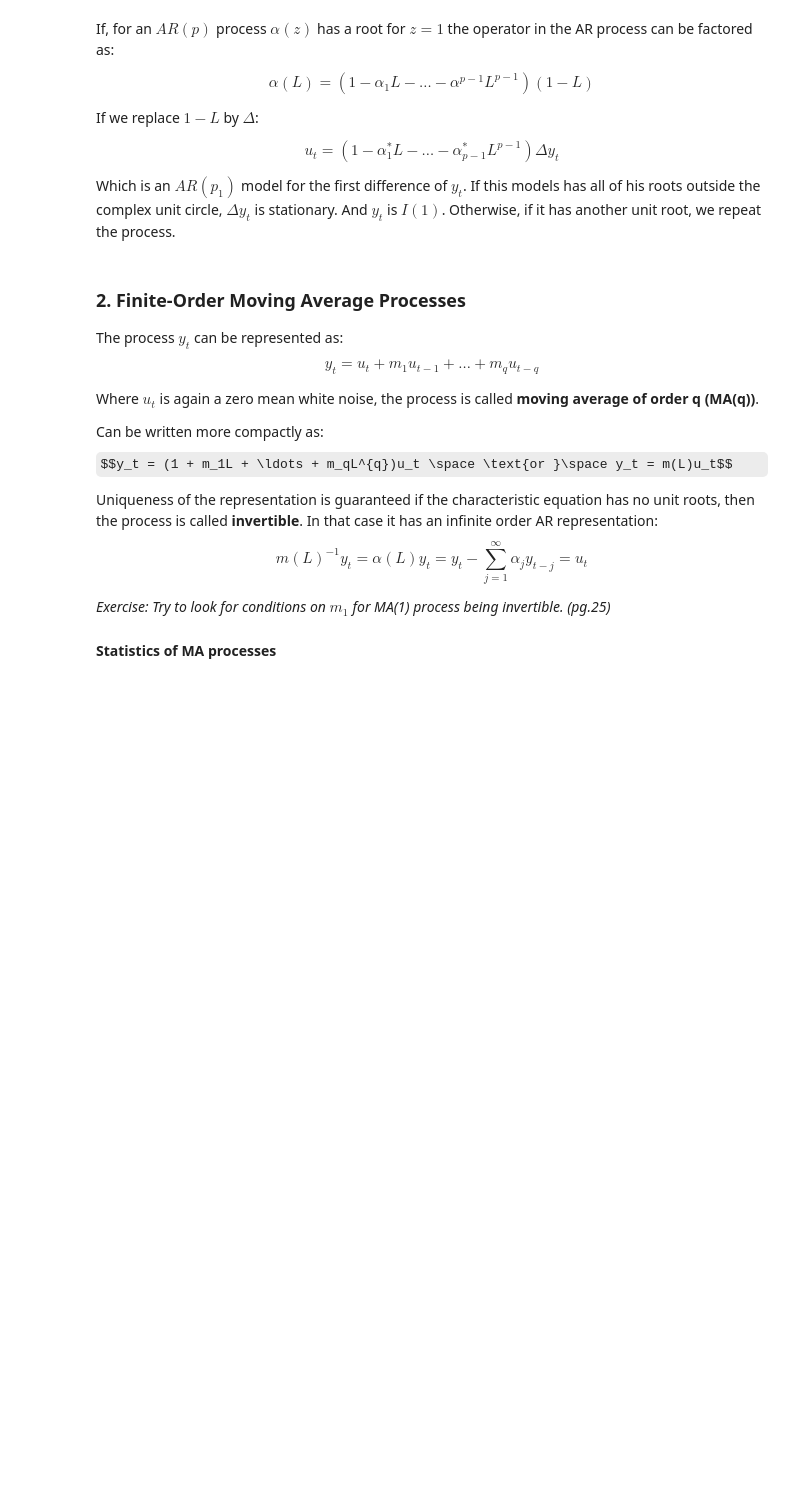
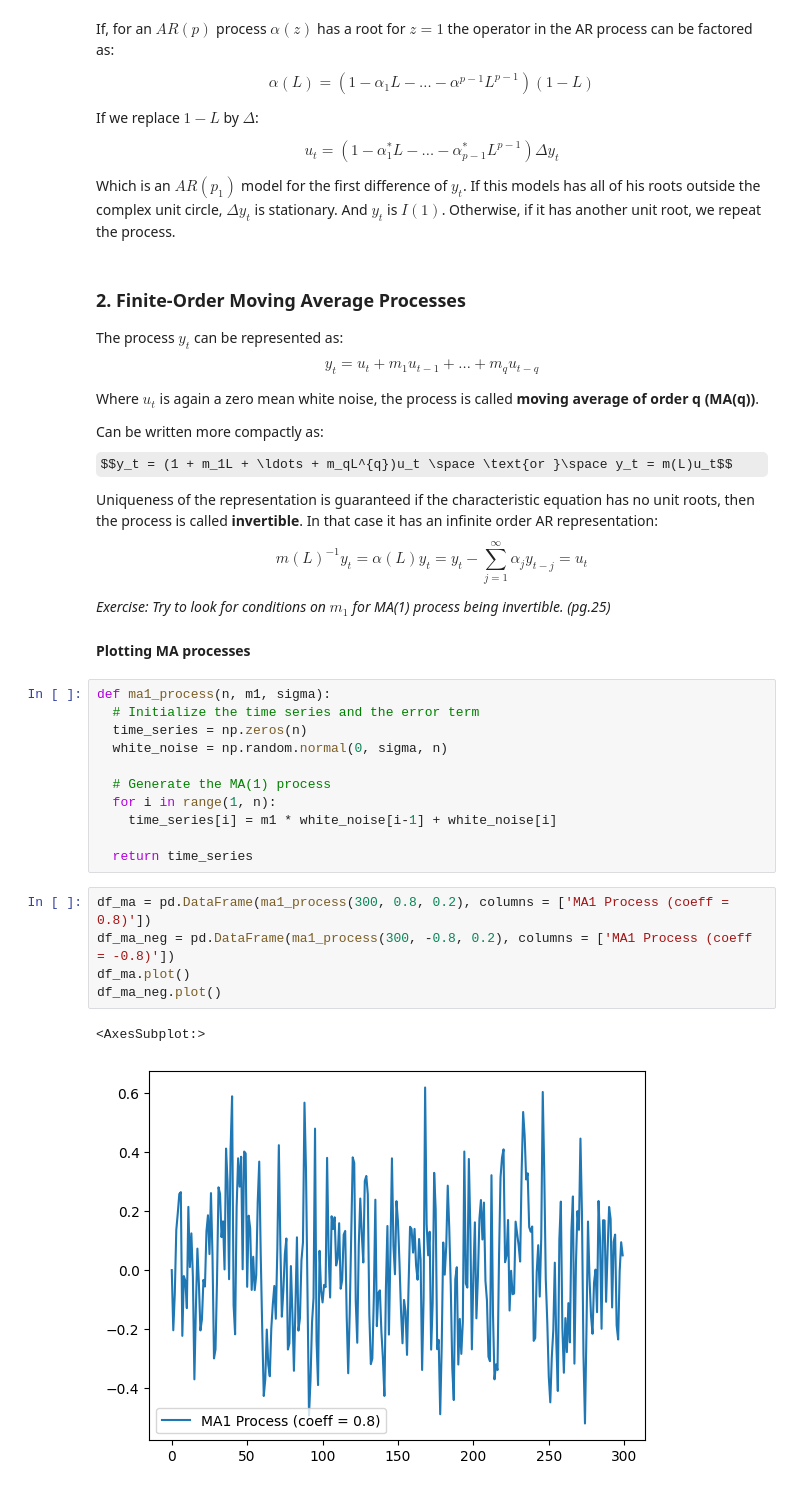
Before and after one commit to eduardo-contreras-dominguez/Time-Series-Analysis, a Jupyter notebook: Chapter 1.2 (Time Series Models).ipynb, the cells around one changed output. Drawn from its saved outputs; the diff is of its cells as text; some formulas as TeX source; blank space fills up the shorter version.

```diff
--- a/Chapter 1.2 (Time Series Models).ipynb
+++ b/Chapter 1.2 (Time Series Models).ipynb
@@ -143,4 +143,25 @@ $$m(L)^{-1}y_t = \alpha(L)y_t = y_t - \sum_{j=1}^{\infty}\alpha_jy_{t-j} = u_t $
 
 *Exercise: Try to look for conditions on $m_1$ for MA(1) process being invertible. (pg.25)*
 
-#### Statistics of MA processes
+
+
+#### Plotting MA processes
+# %%
+def ma1_process(n, m1, sigma):
+  # Initialize the time series and the error term
+  time_series = np.zeros(n)
+  white_noise = np.random.normal(0, sigma, n)
+
+  # Generate the MA(1) process
+  for i in range(1, n):
+    time_series[i] = m1 * white_noise[i-1] + white_noise[i]
+
+  return time_series
+# %%
+df_ma = pd.DataFrame(ma1_process(300, 0.8, 0.2), columns = ['MA1 Process (coeff = 0.8)'])
+df_ma_neg = pd.DataFrame(ma1_process(300, -0.8, 0.2), columns = ['MA1 Process (coeff = -0.8)'])
+df_ma.plot()
+df_ma_neg.plot()
+# %% [output]
+<AxesSubplot:>
+[figure, added]
```
Also changed, not shown: parts of 6 cells of this notebook.
